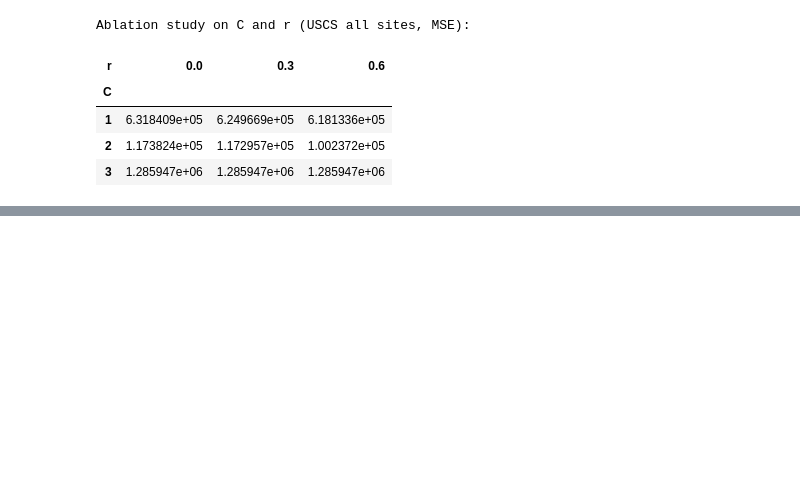
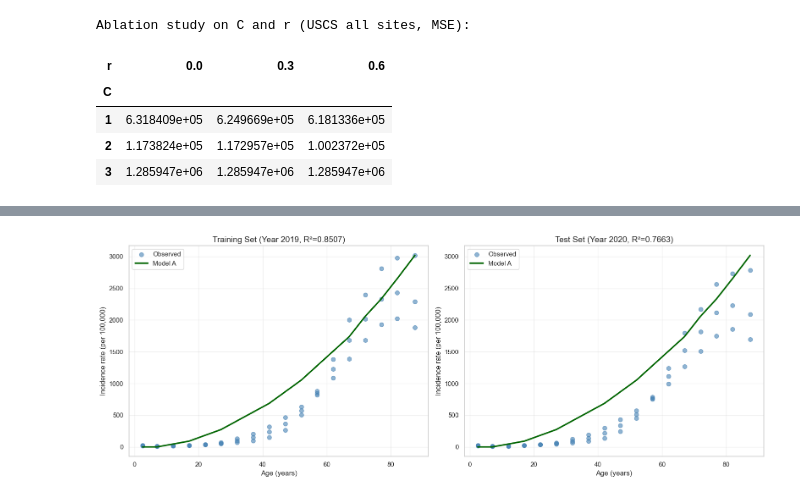
Before and after one commit to zorinayu/GenomicInfoSci-CancerRiskAnalysis, a Jupyter notebook: notebooks/model_a_probabilistic.ipynb, the cells around one changed output, grey strips where cells are left out. Drawn from its saved outputs; the diff is of its cells as text; code cells hidden in the pictures; blank space fills up the shorter version.

```diff
--- a/notebooks/model_a_probabilistic.ipynb
+++ b/notebooks/model_a_probabilistic.ipynb
@@ -798,0 +725,81 @@ Ablation study on C and r (USCS all sites, MSE):
+# %%
+# 8.1 Train-Test Split Validation (by year)
+
+from sklearn.model_selection import train_test_split
+from sklearn.metrics import mean_squared_error, r2_score, mean_absolute_error
+
+# Prepare data for multiple years
+available_years = sorted([int(y) for y in all_sites_age_inc['YEAR'].unique() if str(y).isdigit()])
+print(f"Available years: {available_years}")
+
+# Use recent years for testing (2020-2022) and earlier years for training
+train_years = [y for y in available_years if y < 2020]
+test_years = [y for y in available_years if y >= 2020]
+
+print(f"\nTrain years: {train_years}")
+print(f"Test years: {test_years}")
+
+# Prepare training data (use 2019 as representative)
+train_year = 2019 if 2019 in available_years else train_years[-1]
+ages_train, rates_train = prepare_age_incidence_data(all_sites_age_inc, target_year=train_year)
+
+# Prepare test data (use 2020)
+test_year = 2020
+ages_test, rates_test = prepare_age_incidence_data(all_sites_age_inc, target_year=test_year)
+
+# Fit model on training data
+model_train = MutationAccumulationModel(p=7.5e-10, M=500000, divisions_per_year=1.85, C=2)
+pred_train = model_train.predict_scaled(ages_train, scale_to_max=rates_train.max())
+
+# Evaluate on training set
+train_mse = mean_squared_error(rates_train, pred_train)
+train_r2 = r2_score(rates_train, pred_train)
+train_mae = mean_absolute_error(rates_train, pred_train)
+
+# Predict on test set (using same scaling as training)
+pred_test = model_train.predict_scaled(ages_test, scale_to_max=rates_train.max())
+
+# Evaluate on test set
+test_mse = mean_squared_error(rates_test, pred_test)
+test_r2 = r2_score(rates_test, pred_test)
+test_mae = mean_absolute_error(rates_test, pred_test)
+
+print(f"\n{'='*60}")
+print(f"Train-Test Split Validation Results:")
+print(f"{'='*60}")
+print(f"\nTraining Set (Year {train_year}):")
+print(f"  MSE: {train_mse:.2f}")
+print(f"  R²: {train_r2:.4f}")
+print(f"  MAE: {train_mae:.2f}")
+print(f"\nTest Set (Year {test_year}):")
+print(f"  MSE: {test_mse:.2f}")
+print(f"  R²: {test_r2:.4f}")
+print(f"  MAE: {test_mae:.2f}")
+print(f"\nOverfitting Check:")
+print(f"  MSE increase: {((test_mse - train_mse) / train_mse * 100):.2f}%")
+print(f"  R² decrease: {((train_r2 - test_r2) / train_r2 * 100):.2f}%")
+
+# Visualization
+fig, axes = plt.subplots(1, 2, figsize=(16, 6))
+
+# Training set
+axes[0].scatter(ages_train, rates_train, alpha=0.6, s=50, color='steelblue', label='Observed', zorder=2)
+axes[0].plot(ages_train, pred_train, linewidth=2.5, color='darkgreen', label='Model A', zorder=3)
+axes[0].set_xlabel('Age (years)', fontsize=12)
+axes[0].set_ylabel('Incidence rate (per 100,000)', fontsize=12)
+axes[0].set_title(f'Training Set (Year {train_year}, R²={train_r2:.4f})', fontsize=14)
+axes[0].legend(fontsize=11)
+axes[0].grid(True, alpha=0.3)
+
+# Test set
+axes[1].scatter(ages_test, rates_test, alpha=0.6, s=50, color='steelblue', label='Observed', zorder=2)
+axes[1].plot(ages_test, pred_test, linewidth=2.5, color='darkgreen', label='Model A', zorder=3)
+axes[1].set_xlabel('Age (years)', fontsize=12)
+axes[1].set_ylabel('Incidence rate (per 100,000)', fontsize=12)
+axes[1].set_title(f'Test Set (Year {test_year}, R²={test_r2:.4f})', fontsize=14)
+axes[1].legend(fontsize=11)
+axes[1].grid(True, alpha=0.3)
+
+plt.tight_layout()
+plt.show()
+# %% [output]
@@ -798,0 +823 @@ Ablation study on C and r (USCS all sites, MSE):
+[figure, added]
```
Also changed, not shown: parts of 8 cells of this notebook, 7 other files.
